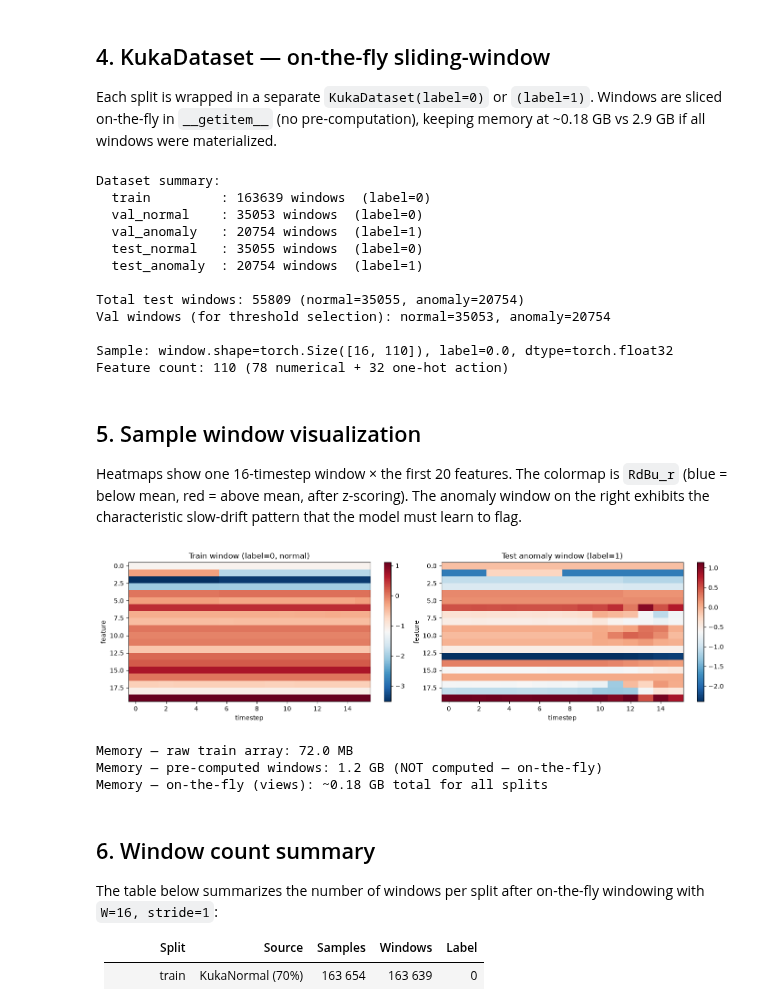
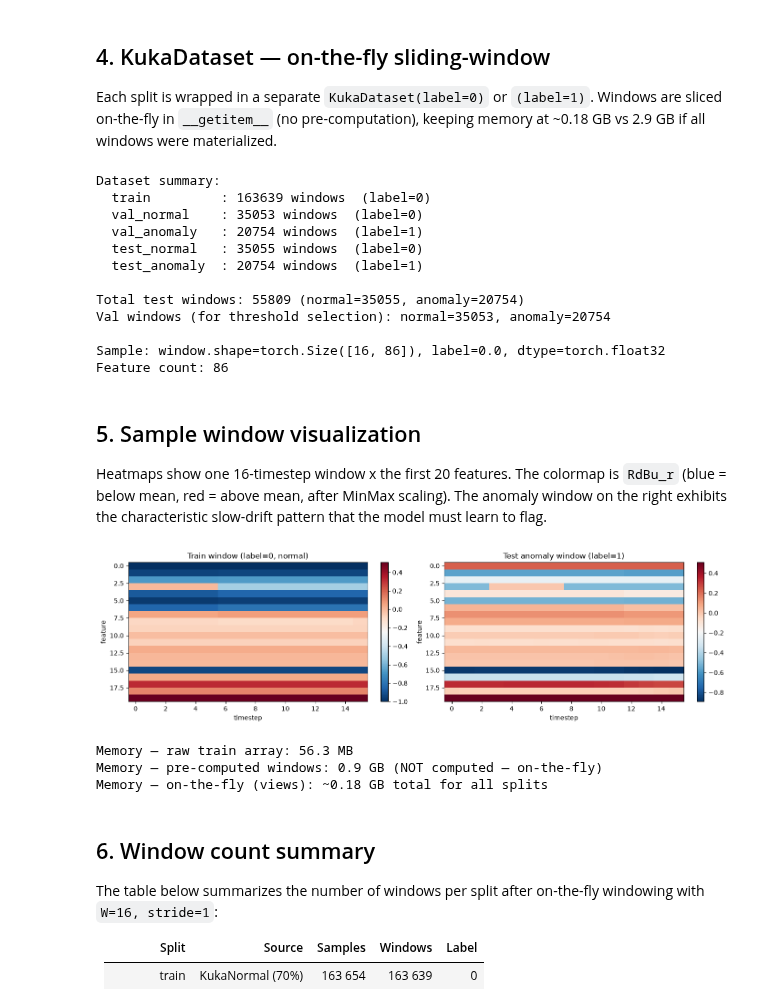
Before and after one commit to s349534/AM01-Detection-of-Anomalous-Behaviour-in-Industrial-Robot, a Jupyter notebook: notebooks/02_preprocessing.ipynb, the cells around one changed output. Drawn from its saved outputs; the diff is of its cells as text; code cells hidden in the pictures.

```diff
--- a/notebooks/02_preprocessing.ipynb
+++ b/notebooks/02_preprocessing.ipynb
@@ -88,6 +97,12 @@ Bar chart shows the number of samples in each split along the timeline.
 No shuffling is used because lag-1 autocorrelation ≈ 0.99+ — shuffling
 would leak future information into the past.
 # %%
+splits = split_temporal_data(normal, slow, config)
+
+print("Split summary:")
+for key, arr in splits.items():
+    print(f"  {key:14s}: {arr.shape}")
+
 fig, ax = plt.subplots(figsize=(10, 2))
 sizes = [len(splits[k]) for k in ['train', 'val_normal', 'test_normal']]
 labels = ['train (70%)', 'val (15%)', 'test_normal (15%)']
@@ -122,14 +139 @@ mean-centering (no z-scoring), leading to artificial drift artifacts.
-# %%
-# Remove constant features based on TRAIN split only
-splits, selected_cols = remove_constant_features(splits, selected_cols, config)
-
-print(f"After constant removal:")
-n_num = sum(not str(c).startswith('action_') for c in selected_cols)
-n_oh = sum(str(c).startswith('action_') for c in selected_cols)
-print(f"  Numerical features: {n_num}")
-print(f"  One-hot action features: {n_oh}")
-print(f"  Total: {len(selected_cols)}")
-
-for key, arr in splits.items():
-    print(f"  {key:14s}: {arr.shape}")
 # %% [markdown]
@@ -212,7 +228,7 @@ print(f"Val windows (for threshold selection): normal={len(val_normal_ds)}, anom
 # Verify first window shape and label
 window, label = train_ds[0]
 print(f"\nSample: window.shape={window.shape}, label={label.item()}, dtype={window.dtype}")
-print(f"Feature count: {window.shape[1]} (78 numerical + 32 one-hot action)")
+print(f"Feature count: {window.shape[1]}")
 # %% [output]
 Dataset summary:
   train         : 163639 windows  (label=0)
@@ -224,49 +240,49 @@ Dataset summary:
 Total test windows: 55809 (normal=35055, anomaly=20754)
 Val windows (for threshold selection): normal=35053, anomaly=20754
 
-Sample: window.shape=torch.Size([16, 110]), label=0.0, dtype=torch.float32
-Feature count: 110 (78 numerical + 32 one-hot action)
+Sample: window.shape=torch.Size([16, 86]), label=0.0, dtype=torch.float32
+Feature count: 86
 # %% [markdown]
 ## 5. Sample window visualization
 
-Heatmaps show one 16-timestep window × the first 20 features. The colormap
-is `RdBu_r` (blue = below mean, red = above mean, after z-scoring). The
-anomaly window on the right exhibits the characteristic slow-drift pattern
-that the model must learn to flag.
+Heatmaps show one 16-timestep window x the first 20 features. The colormap
+is `RdBu_r` (blue = below mean, red = above mean, after MinMax scaling).
+The anomaly window on the right exhibits the characteristic slow-drift
+pattern that the model must learn to flag.
 # %%
-# Visualizza la prima finestra del train (16 timestep × 110 feature)
+# Visualizza la prima finestra del train (16 timestep x 86 feature)
 # Mostriamo solo le prime 20 feature per leggibilità
 window_normal, _ = train_ds[0]
 window_normal = window_normal[:, :20].numpy()
 
 # E una finestra dalla parte anomala
 window_anomaly, label_anom = test_anomaly_ds[0]
 window_anomaly = window_anomaly[:, :20].numpy()
 
 fig, axes = plt.subplots(1, 2, figsize=(14, 4))
 im0 = axes[0].imshow(window_normal.T, aspect='auto', cmap='RdBu_r', interpolation='nearest')
 axes[0].set_title('Train window (label=0, normal)')
 axes[0].set_xlabel('timestep')
 axes[0].set_ylabel('feature')
 plt.colorbar(im0, ax=axes[0], fraction=0.046)
 im1 = axes[1].imshow(window_anomaly.T, aspect='auto', cmap='RdBu_r', interpolation='nearest')
 axes[1].set_title('Test anomaly window (label=1)')
 axes[1].set_xlabel('timestep')
 axes[1].set_ylabel('feature')
 plt.colorbar(im1, ax=axes[1], fraction=0.046)
 plt.tight_layout()
 plt.show()
 
 # Memory comparison: raw vs on-the-fly windows
 raw_mem = scaled['train'].nbytes / 1e6
-precomp_mem = len(train_ds) * W * 110 * 4 / 1e9
+precomp_mem = len(train_ds) * W * 86 * 4 / 1e9
 print(f"Memory — raw train array: {raw_mem:.1f} MB")
 print(f"Memory — pre-computed windows: {precomp_mem:.1f} GB (NOT computed — on-the-fly)")
 print("Memory — on-the-fly (views): ~0.18 GB total for all splits")
 # %% [output]
-[figure, old version]
+[figure, new version]
-Memory — raw train array: 72.0 MB
-Memory — pre-computed windows: 1.2 GB (NOT computed — on-the-fly)
+Memory — raw train array: 56.3 MB
+Memory — pre-computed windows: 0.9 GB (NOT computed — on-the-fly)
 Memory — on-the-fly (views): ~0.18 GB total for all splits
 # %% [markdown]
 ## 6. Window count summary
```
Also changed, not shown: parts of 8 cells of this notebook, 12 other files.
